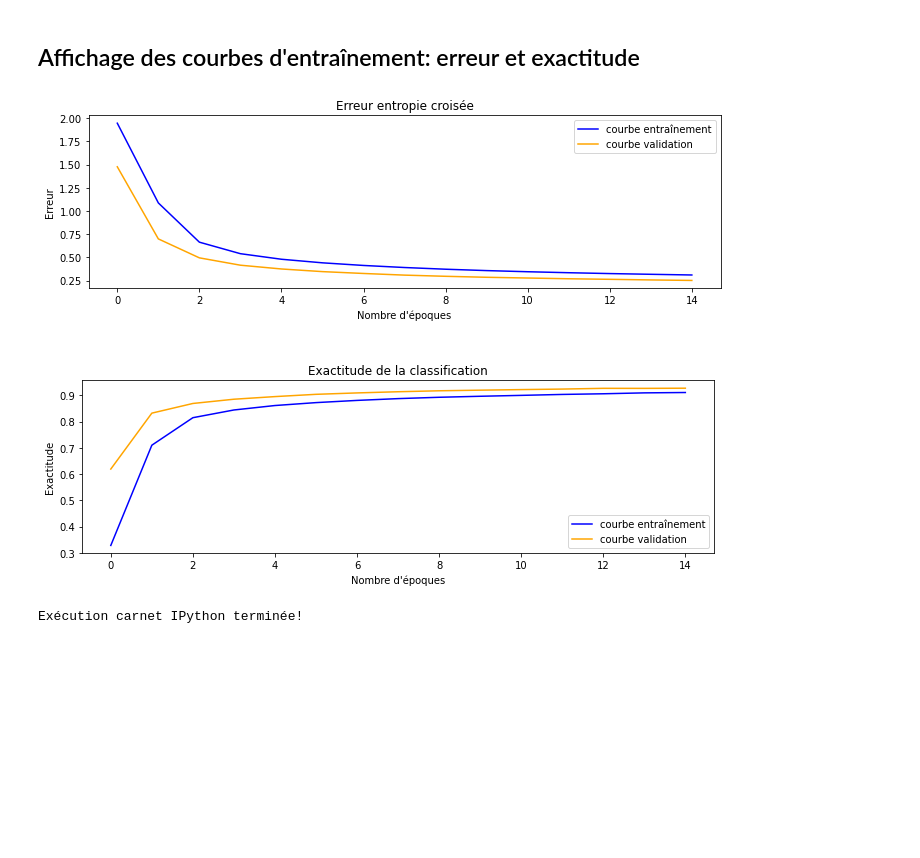
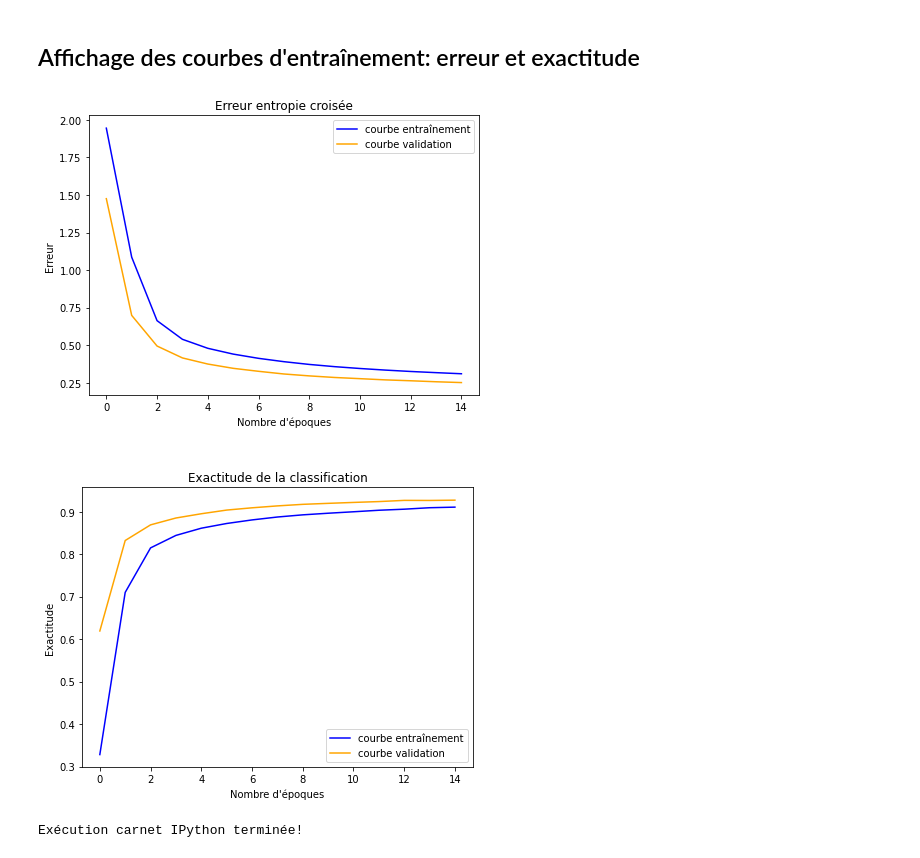
Before and after one commit to ClaudeCoulombe/VIARENA, a Jupyter notebook: Labos/Lab-MNIST/Identification_ChiffresManuscrits-MNIST.ipynb, the cells around one changed output. Saved outputs shown, nothing was run; the diff lists cells and outputs as text; code cells hidden in the pictures; blank space fills up the shorter version.

```diff
--- a/Labos/Lab-MNIST/Identification_ChiffresManuscrits-MNIST.ipynb
+++ b/Labos/Lab-MNIST/Identification_ChiffresManuscrits-MNIST.ipynb
@@ -240,29 +240,29 @@ Exactitude test: 91.39%
 ## Affichage des courbes d'entraînement: erreur et exactitude
 # %%
 # Affichage des courbes d'entraînement
-largeur = 7
-plt.subplots(figsize=(1.618*largeur,largeur))
+hauteur = 7
+plt.subplots(figsize=(hauteur,1.618*hauteur))
 plt.subplot(211)
 plt.title('Erreur entropie croisée')
 plt.plot(traces_entrainement.history['loss'], color='blue', label='courbe entraînement')
 plt.plot(traces_entrainement.history['val_loss'], color='orange', label='courbe validation')
 plt.ylabel("Erreur")
 plt.xlabel("Nombre d'époques")
 plt.legend()
 plt.show()
 # tracer l'exactitude
-plt.subplots(figsize=(1.618*largeur,largeur))
+plt.subplots(figsize=(hauteur,1.618*hauteur))
 plt.subplot(212)
 plt.title('\nExactitude de la classification')
 plt.plot(traces_entrainement.history['accuracy'], color='blue', label='courbe entraînement')
 plt.plot(traces_entrainement.history['val_accuracy'], color='orange', label='courbe validation')
 plt.ylabel("Exactitude")
 plt.xlabel("Nombre d'époques")
 plt.legend()
 plt.show()
 # %% [output]
-[figure, old version]
+[figure, new version]
-[figure, old version]
+[figure, new version]
 # %%
 print("Exécution carnet IPython terminée!")
 # %% [output]
```
